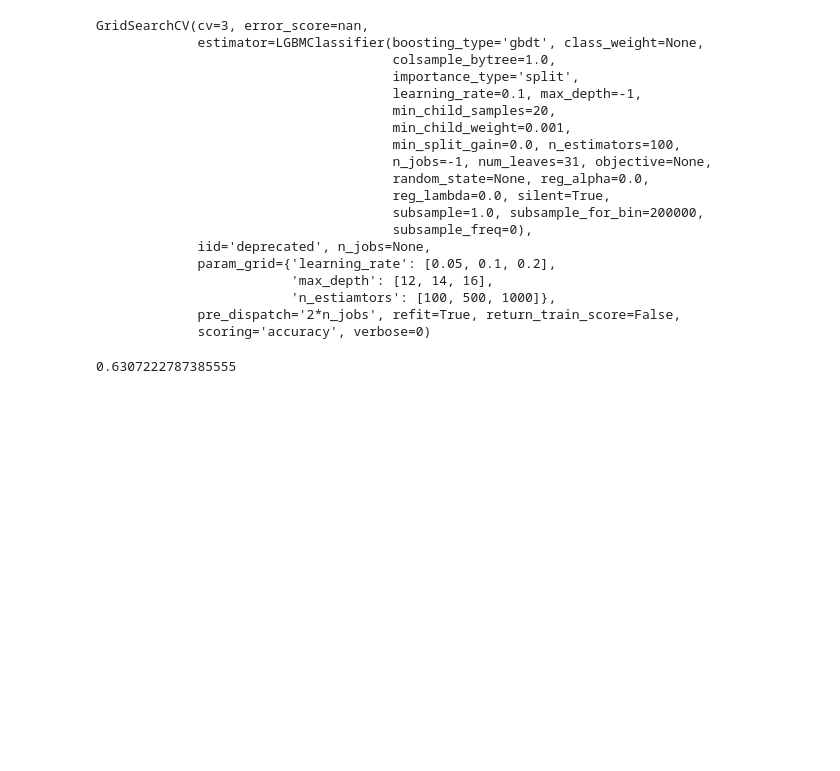
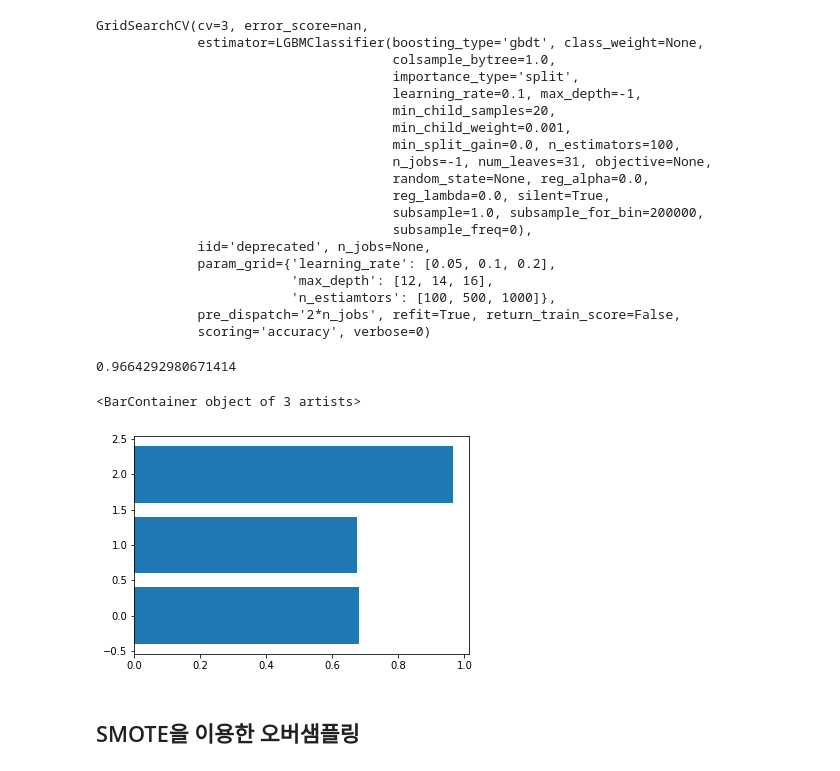
Before and after one commit to JIWON0520/TIL, a Jupyter notebook: 머신러닝/kaggle/Water_Quality_Classification.ipynb, the cells around one changed output. Saved outputs shown, nothing was run; the diff lists cells and outputs as text; code cells hidden in the pictures; blank space fills up the shorter version.

Commit message:
Water_Quality_Classification 파일 수정

```diff
--- a/머신러닝/kaggle/Water_Quality_Classification.ipynb
+++ b/머신러닝/kaggle/Water_Quality_Classification.ipynb
@@ -155,0 +186,4 @@ dtype: int64
+# %%
+scoring=[]
+water_drop_null=water.dropna()
+scoring.append(scoring_func(water_drop_null))
@@ -156 +192,12 @@ dtype: int64
+# %%
+X_train,X_test,y_train,y_test=train_test_split(water.drop('Potability',axis=1),water['Potability'],test_size=0.3,
+                                                 random_state=0)
+imputer=SimpleImputer(strategy='median')
+X_train=imputer.fit_transform(X_train)
+X_test=imputer.fit_transform(X_test)
+lgbm_cf=LGBMClassifier()
+grid=GridSearchCV(lgbm_cf,param_grid=params,cv=3,scoring='accuracy')
+grid.fit(scaler.fit_transform(X_train),y_train)
+pred=grid.predict(scaler.transform(X_test))
+scoring.append(accuracy_score(y_test,pred))
 # %% [markdown]
@@ -191,2 +230,10 @@ grid=GridSearchCV(lgbm,param_grid=params,cv=3)
+# %%
+#GridSearchCV를 통해 모델의 하이퍼파라미터 튜닝
+svr=SVR()
+param_grid={'kernel':['linear', 'poly', 'rbf', 'sigmoid'],
+            'degree':[1,2],
+            'gamma':['scale','auto'],
+            'C':[1.2,1.3,1.4,1.7]}
+grid=GridSearchCV(svr,param_grid=param_grid,n_jobs=-1,cv=3,verbose=3)
 # %%
 grid.fit(X_train,y_train)
@@ -335,6 +401,15 @@ GridSearchCV(cv=3, error_score=nan,
              scoring='accuracy', verbose=0)
 # %%
 pred=grid.predict(X_test)
-print(accuracy_score(y_test,pred))
+scoring.append(accuracy_score(y_test,pred))
+accuracy_score(y_test,pred)
 # %% [output]
-0.6307222787385555
+0.9664292980671414
+# %%
+#세가지 방법의 score 시각화
+plt.barh(np.arange(len(scoring)),scoring)
+# %% [output]
+<BarContainer object of 3 artists>
+[figure, added]
+# %% [markdown]
+## SMOTE을 이용한 오버샘플링
```
Also changed, not shown: parts of 22 cells of this notebook.
